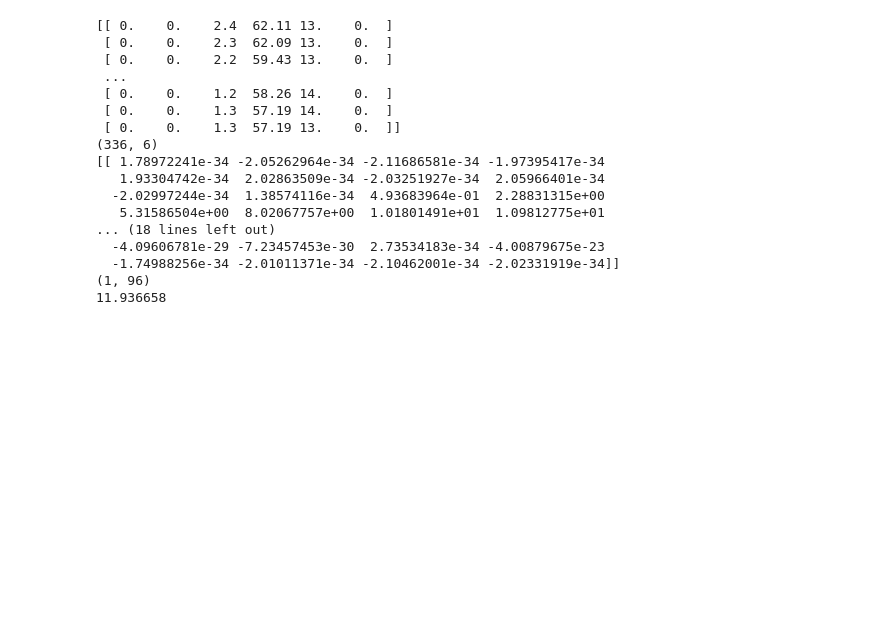
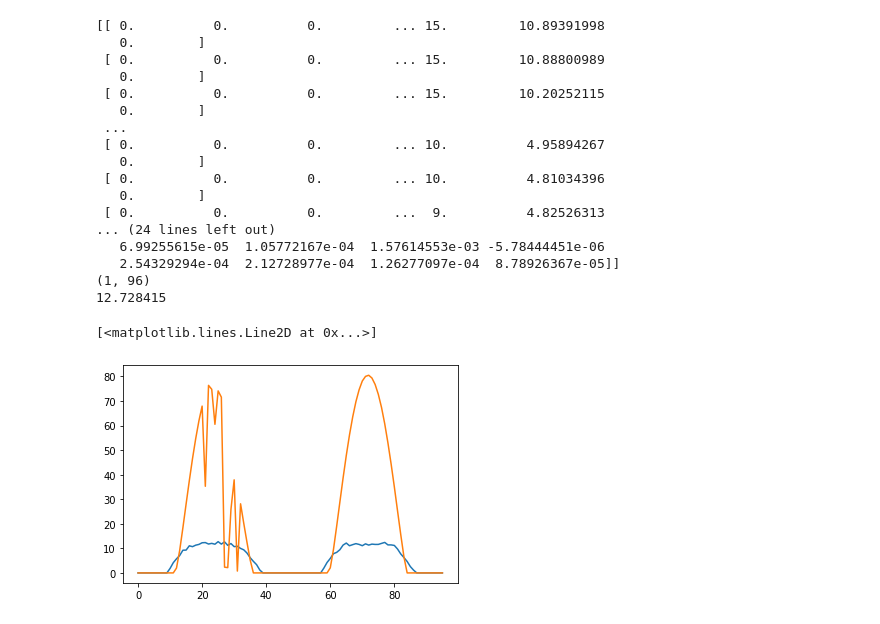
Before and after one commit to J-woooo/Dacon, a Jupyter notebook: jyuuuuuung/kingsolarbeam (1).ipynb, the cells around one changed output. Cells and saved outputs as stored; diff of their text form; code cells hidden in the pictures; blank space fills up the shorter version.

```diff
--- a/jyuuuuuung/kingsolarbeam (1).ipynb
+++ b/jyuuuuuung/kingsolarbeam (1).ipynb
@@ -117,27 +127,32 @@ Epoch 100/100
 # %%
 # 모델 사용하기
-xhat = test_x[2]
+xhat = test_x[5]
 print(xhat)
 print(xhat.shape)
 prediction = model.predict(np.array([xhat]), batch_size=1)
 print(prediction)
 print(prediction.shape)
 print(max(prediction[0]))
+
+plt.plot(np.reshape(prediction,(96)))
+plt.plot(test_y[5])
 # %% [output]
-[[ 0.    0.    2.4  62.11 13.    0.  ]
- [ 0.    0.    2.3  62.09 13.    0.  ]
- [ 0.    0.    2.2  59.43 13.    0.  ]
+[[ 0.          0.          0.         ... 15.         10.89391998
+   0.        ]
+ [ 0.          0.          0.         ... 15.         10.88800989
+   0.        ]
+ [ 0.          0.          0.         ... 15.         10.20252115
+   0.        ]
  ...
- [ 0.    0.    1.2  58.26 14.    0.  ]
- [ 0.    0.    1.3  57.19 14.    0.  ]
- [ 0.    0.    1.3  57.19 13.    0.  ]]
-(336, 6)
-[[ 1.78972241e-34 -2.05262964e-34 -2.11686581e-34 -1.97395417e-34
-   1.93304742e-34  2.02863509e-34 -2.03251927e-34  2.05966401e-34
-  -2.02997244e-34  1.38574116e-34  4.93683964e-01  2.28831315e+00
-   5.31586504e+00  8.02067757e+00  1.01801491e+01  1.09812775e+01
-... (18 lines left out)
-  -4.09606781e-29 -7.23457453e-30  2.73534183e-34 -4.00879675e-23
-  -1.74988256e-34 -2.01011371e-34 -2.10462001e-34 -2.02331919e-34]]
+ [ 0.          0.          0.         ... 10.          4.95894267
+   0.        ]
+ [ 0.          0.          0.         ... 10.          4.81034396
+   0.        ]
+ [ 0.          0.          0.         ...  9.          4.82526313
+... (24 lines left out)
+   6.99255615e-05  1.05772167e-04  1.57614553e-03 -5.78444451e-06
+   2.54329294e-04  2.12728977e-04  1.26277097e-04  8.78926367e-05]]
 (1, 96)
-11.936658
+12.728415
+[<matplotlib.lines.Line2D at 0x...>]
+[figure, added]
```
Also changed, not shown: parts of 22 cells of this notebook.
